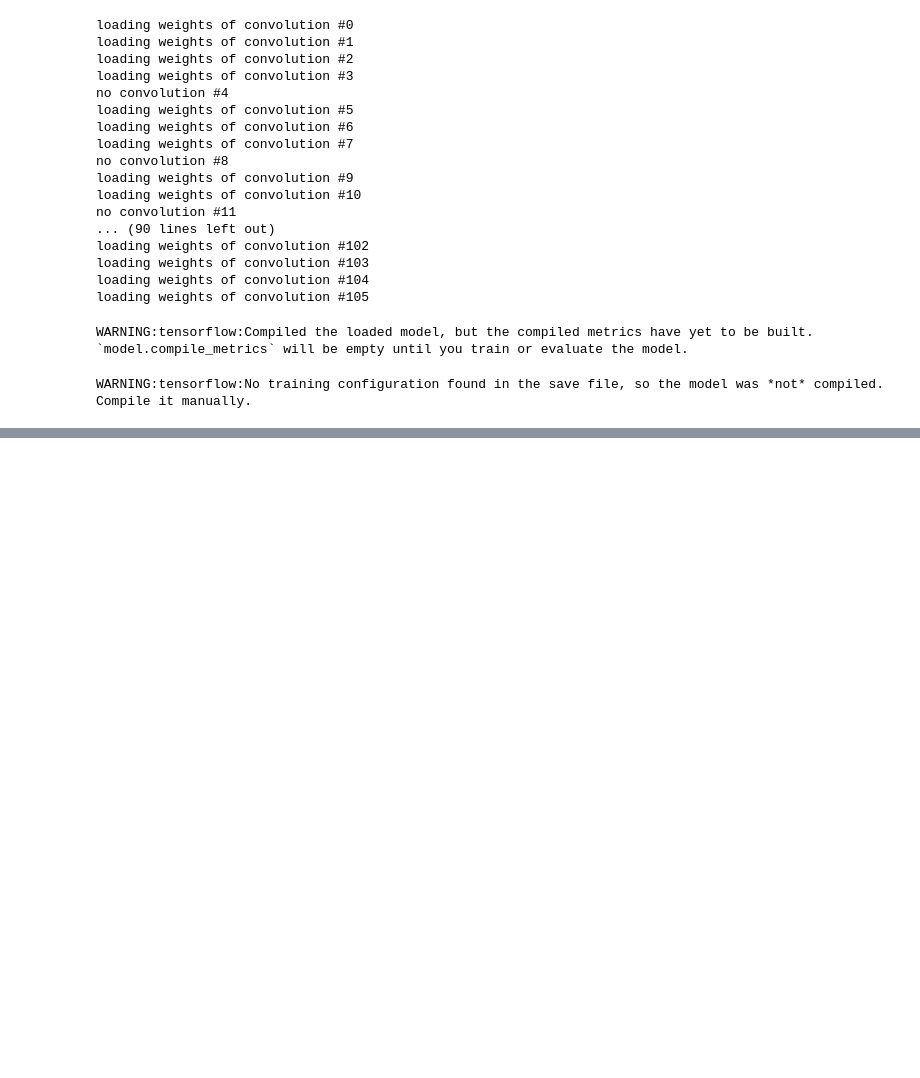
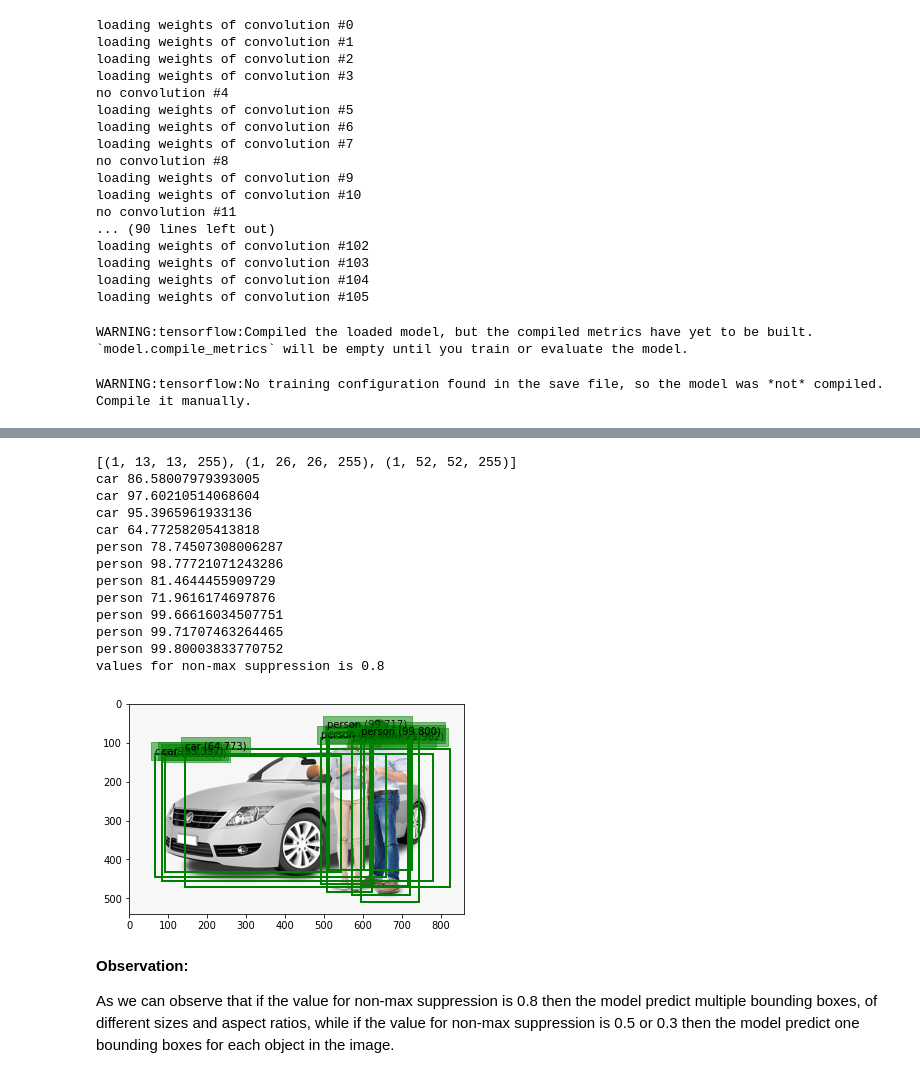
Before and after one commit to sachinshubhams/Computer-Vision, a Jupyter notebook: Object Detection Yolo/Yolo/Object_Detection_using_Yolo_v3.ipynb, the cells around one changed output, grey strips where cells are left out. Drawn from its saved outputs; the diff is of its cells as text; code cells hidden in the pictures; blank space fills up the shorter version.

Commit message:
yolo_v3

```diff
--- a/Object Detection Yolo/Yolo/Object_Detection_using_Yolo_v3.ipynb
+++ b/Object Detection Yolo/Yolo/Object_Detection_using_Yolo_v3.ipynb
@@ -408,4 +408,26 @@ WARNING:tensorflow:No training configuration found in the save file, so the mode
 # %%
 # define the expected input shape for the model
 input_w, input_h = 416, 416
+# %%
+def make_prediction(load_image, non_max_sup):
+    image, image_w, image_h = load_image_pixels(load_image, (input_w, input_h))
+    yhat = model.predict(image)
+    print([a.shape for a in yhat])
+    anchors = [[116,90, 156,198, 373,326], [30,61, 62,45, 59,119], [10,13, 16,30, 33,23]]
+    class_threshold = 0.6
+    boxes = list()
+    for i in range(len(yhat)):
+        # decode the output of the network
+        boxes += decode_netout(yhat[i][0], anchors[i], class_threshold, input_h, input_w)
+    # correct the sizes of the bounding boxes for the shape of the image
+    correct_yolo_boxes(boxes, image_h, image_w, input_h, input_w)
+    do_nms(boxes, non_max_sup)
+    file = 'Yolo/data/coco_classes.txt'
+    all_classes = get_classes(file)
+    v_boxes, v_labels, v_scores = get_boxes(boxes, all_classes, class_threshold)
+    for i in range(len(v_boxes)):
+        print(v_labels[i], v_scores[i])
+    print('values for non-max suppression is', non_max_sup)
+    # draw what we found
+    draw_boxes(load_image, v_boxes, v_labels, v_scores)
 # %%
@@ -457,0 +451,21 @@ person 99.80003833770752
+# %%
+make_prediction('Yolo/images/people_car.jpeg',0.8)
+# %% [output]
+[(1, 13, 13, 255), (1, 26, 26, 255), (1, 52, 52, 255)]
+car 86.58007979393005
+car 97.60210514068604
+car 95.3965961933136
+car 64.77258205413818
+person 78.74507308006287
+person 98.77721071243286
+person 81.4644455909729
+person 71.9616174697876
+person 99.66616034507751
+person 99.71707463264465
+person 99.80003833770752
+values for non-max suppression is 0.8
+[figure, added]
+# %% [markdown]
+**Observation:**
+
+As we can observe that if the value for non-max suppression is 0.8 then the model predict multiple bounding boxes, of different sizes and aspect ratios, while if the value for non-max suppression is 0.5 or 0.3 then the model predict one bounding boxes for each object in the image.
```
Also changed, not shown: parts of 12 cells of this notebook.
